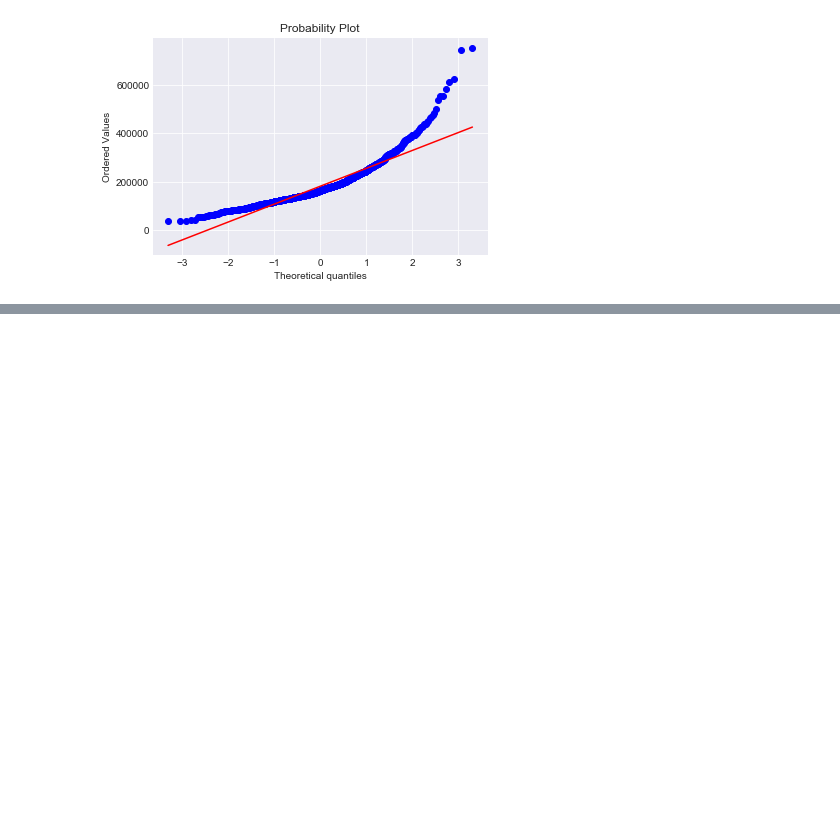
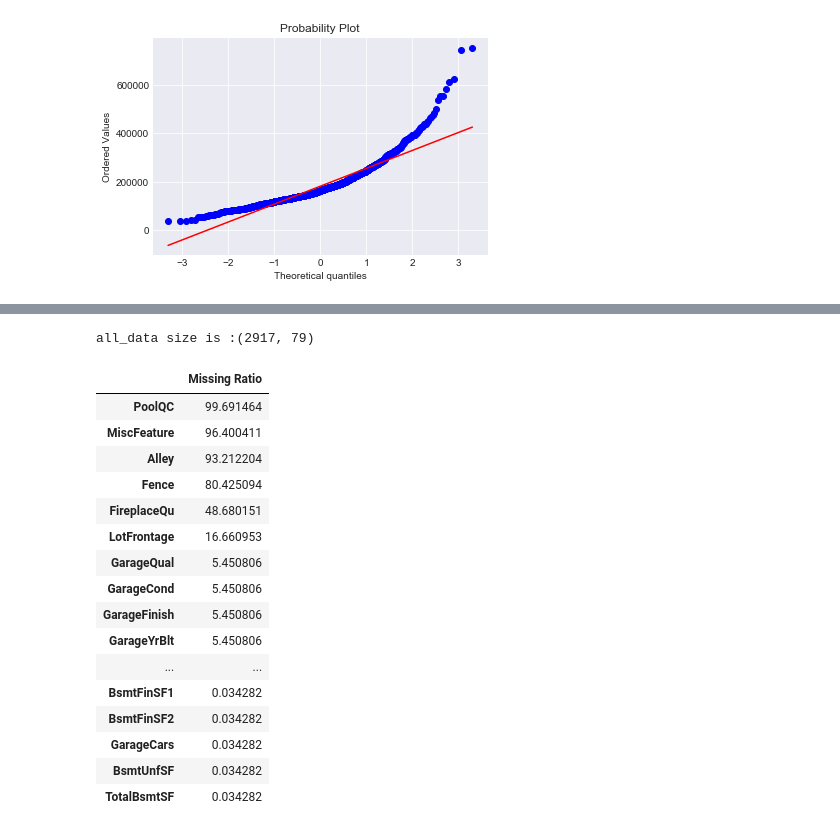
Before and after one commit to candincevc/KagglePractice, a Jupyter notebook: houseprice/houseprice.ipynb, the cells around one changed output, grey strips where cells are left out. Cells and saved outputs as stored; diff of their text form; code cells hidden in the pictures; blank space fills up the shorter version.

```diff
--- a/houseprice/houseprice.ipynb
+++ b/houseprice/houseprice.ipynb
@@ -119,0 +172,7 @@ plt.show()
+# %%
+all_data=pd.concat((train,test)).reset_index(drop=True)
+
+all_data.drop(['SalePrice'],axis=1,inplace=True)
+print("all_data size is :{}".format(all_data.shape))
+# %% [output]
+all_data size is :(2917, 79)
@@ -119,0 +187,20 @@ plt.show()
+# %%
+all_data_na
+# %% [output]
+|  | Missing Ratio |
+| PoolQC | 99.691464 |
+| MiscFeature | 96.400411 |
+| Alley | 93.212204 |
+| Fence | 80.425094 |
+| FireplaceQu | 48.680151 |
+| LotFrontage | 16.660953 |
+| GarageQual | 5.450806 |
+| GarageCond | 5.450806 |
+| GarageFinish | 5.450806 |
+| GarageYrBlt | 5.450806 |
+| ... | ... |
+| BsmtFinSF1 | 0.034282 |
+| BsmtFinSF2 | 0.034282 |
+| GarageCars | 0.034282 |
+| BsmtUnfSF | 0.034282 |
+| TotalBsmtSF | 0.034282 |
```
Also changed, not shown: parts of 63 cells of this notebook, 2 other files.
